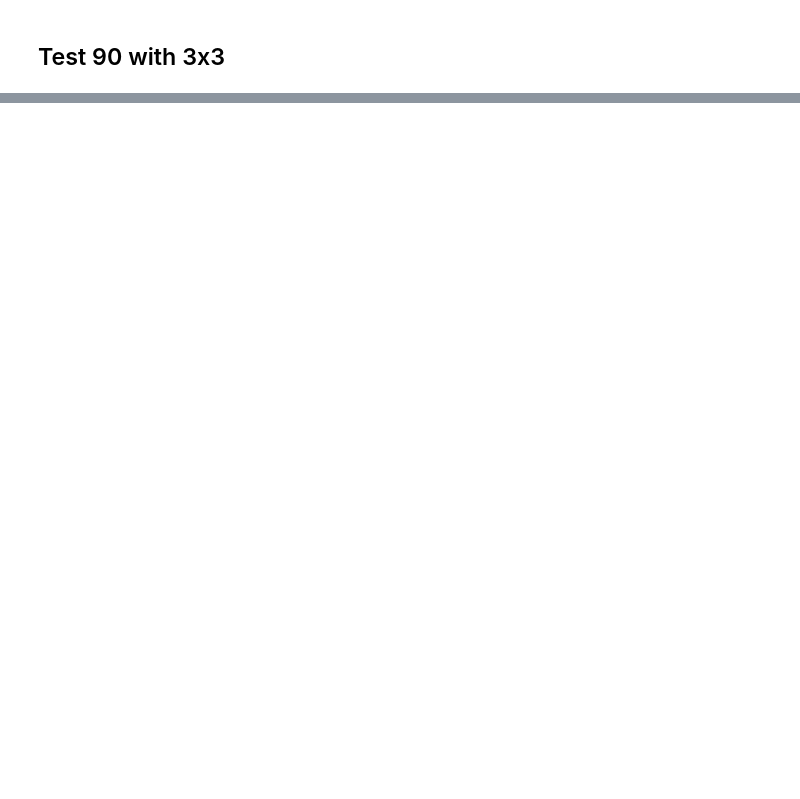
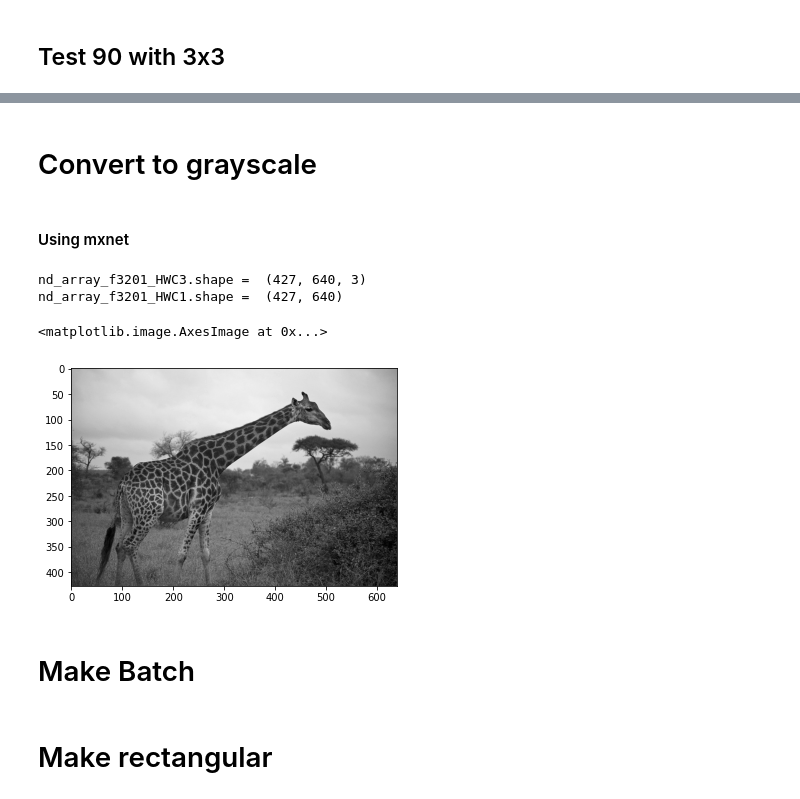
Before and after one commit to rtp-aws/devpost_aws_disaster_response, a Jupyter notebook: python/rotate_seven.ipynb, the cells around one changed output, grey strips where cells are left out. Drawn from its saved outputs; the diff is of its cells as text; code cells hidden in the pictures; blank space fills up the shorter version.

```diff
--- a/python/rotate_seven.ipynb
+++ b/python/rotate_seven.ipynb
@@ -292,0 +446,25 @@ works 1.e?
+# %% [markdown]
+# Convert to grayscale
+# %% [markdown]
+#### Using mxnet
+# %%
+gray_aug = mx.image.RandomGrayAug(p=1)
+
+# Use the RandomGrayAug Image Augment routine to convert to Grayscale
+aug = mx.image.RandomGrayAug(p=1)
+
+
+nd_array_f3201_HWC3 = aug(nd_array_f3201_HWC3)
+# This just sets all three channels to same value.
+print('nd_array_f3201_HWC3.shape = ', nd_array_f3201_HWC3.shape)
+
+nd_array_f3201_HWC1 = nd_array_f3201_HWC3[:,:,0] # can pick any channel
+print('nd_array_f3201_HWC1.shape = ', nd_array_f3201_HWC1.shape)
+plt.imshow(nd_array_f3201_HWC1.asnumpy(), cmap='gray')
+# %% [output]
+nd_array_f3201_HWC3.shape =  (427, 640, 3)
+nd_array_f3201_HWC1.shape =  (427, 640)
+<matplotlib.image.AxesImage at 0x...>
+[figure, added]
+# %% [markdown]
+# Make Batch
@@ -292,0 +473,2 @@ works 1.e?
+# %% [markdown]
+# Make rectangular
```
Also changed, not shown: parts of 30 cells of this notebook, 3 other files.
